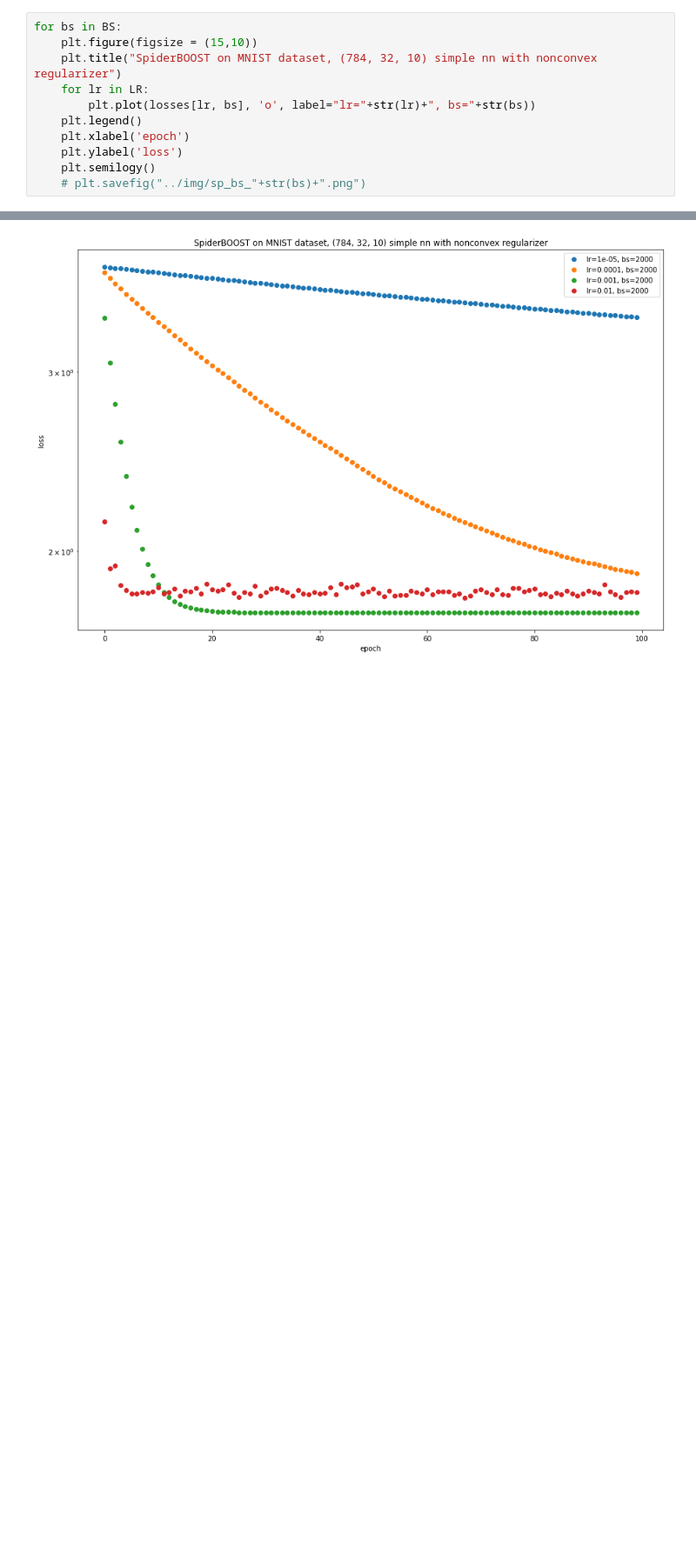
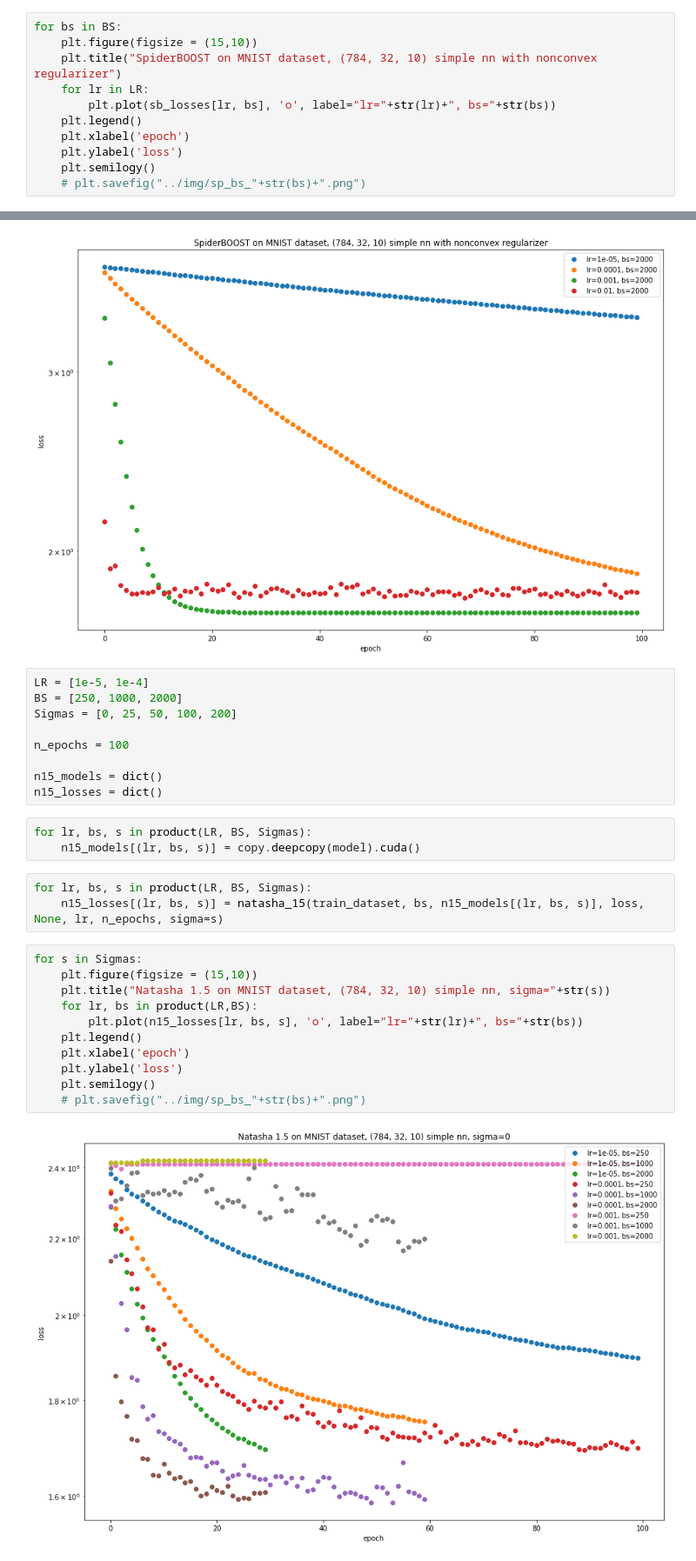
Before and after one commit to zhestyatsky/mipt-opt-project, a Jupyter notebook: src/params_dependency.ipynb, the cells around one changed output, grey strips where cells are left out. Shown: that part at 87% size. Cells and saved outputs as stored; diff of their text form; blank space fills up the shorter version.

Commit message:
+ natasha 1.5

```diff
--- a/src/params_dependency.ipynb
+++ b/src/params_dependency.ipynb
@@ -72,7 +72,7 @@ for bs in BS:
     plt.figure(figsize = (15,10))
     plt.title("SpiderBOOST on MNIST dataset, (784, 32, 10) simple nn with nonconvex regularizer")
     for lr in LR:
-        plt.plot(losses[lr, bs], 'o', label="lr="+str(lr)+", bs="+str(bs))
+        plt.plot(sb_losses[lr, bs], 'o', label="lr="+str(lr)+", bs="+str(bs))
     plt.legend()
     plt.xlabel('epoch')
     plt.ylabel('loss')
@@ -83,3 +83,31 @@ for bs in BS:
 [figure]
 [figure]
 [figure]
+# %%
+LR = [1e-5, 1e-4]
+BS = [250, 1000, 2000]
+Sigmas = [0, 25, 50, 100, 200]
+
+n_epochs = 100
+
+n15_models = dict()
+n15_losses = dict()
+# %%
+for lr, bs, s in product(LR, BS, Sigmas):
+    n15_models[(lr, bs, s)] = copy.deepcopy(model).cuda()
+# %%
+for lr, bs, s in product(LR, BS, Sigmas):
+    n15_losses[(lr, bs, s)] = natasha_15(train_dataset, bs, n15_models[(lr, bs, s)], loss, None, lr, n_epochs, sigma=s)
+# %%
+for s in Sigmas:
+    plt.figure(figsize = (15,10))
+    plt.title("Natasha 1.5 on MNIST dataset, (784, 32, 10) simple nn, sigma="+str(s))
+    for lr, bs in product(LR,BS):
+        plt.plot(n15_losses[lr, bs, s], 'o', label="lr="+str(lr)+", bs="+str(bs))
+    plt.legend()
+    plt.xlabel('epoch')
+    plt.ylabel('loss')
+    plt.semilogy()
+    # plt.savefig("../img/sp_bs_"+str(bs)+".png")
+# %% [output]
+[figure, added]
```
Also changed, not shown: parts of 4 cells of this notebook.
